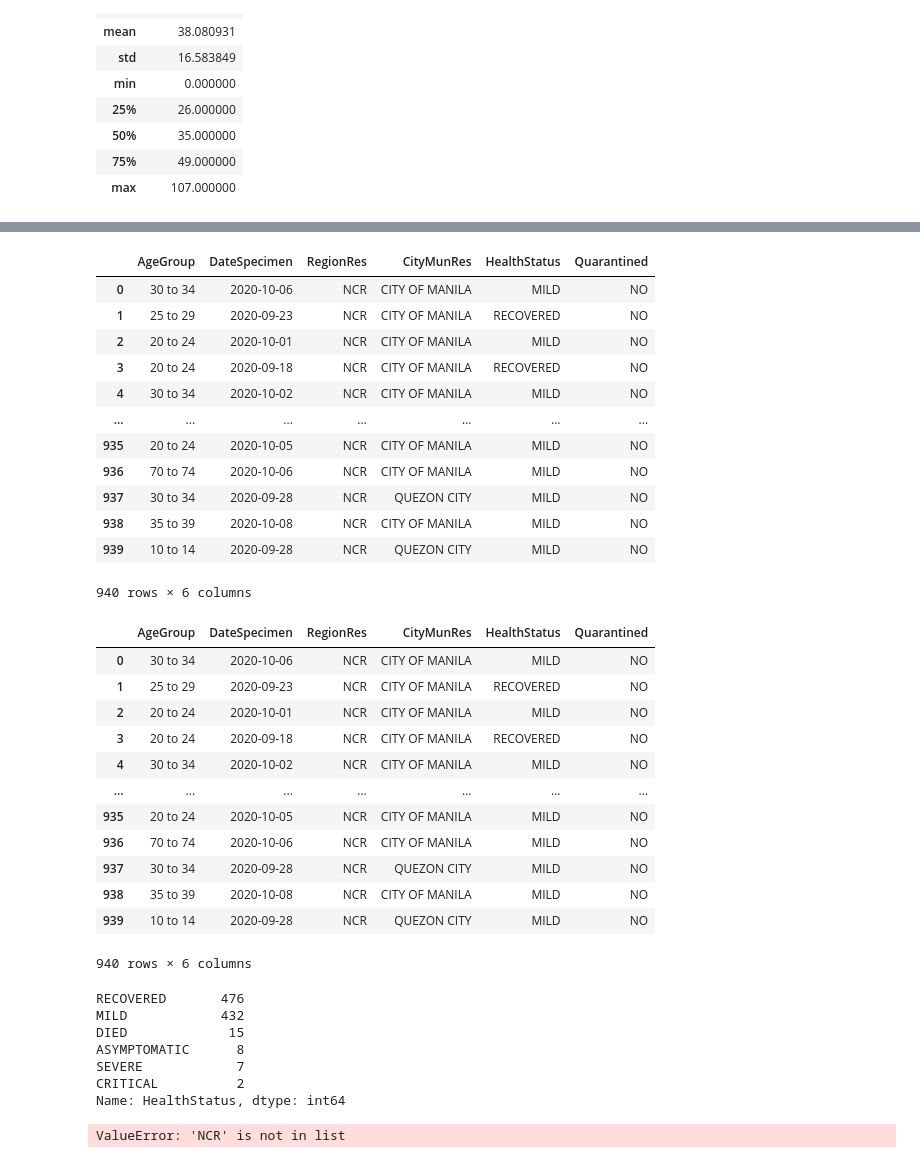
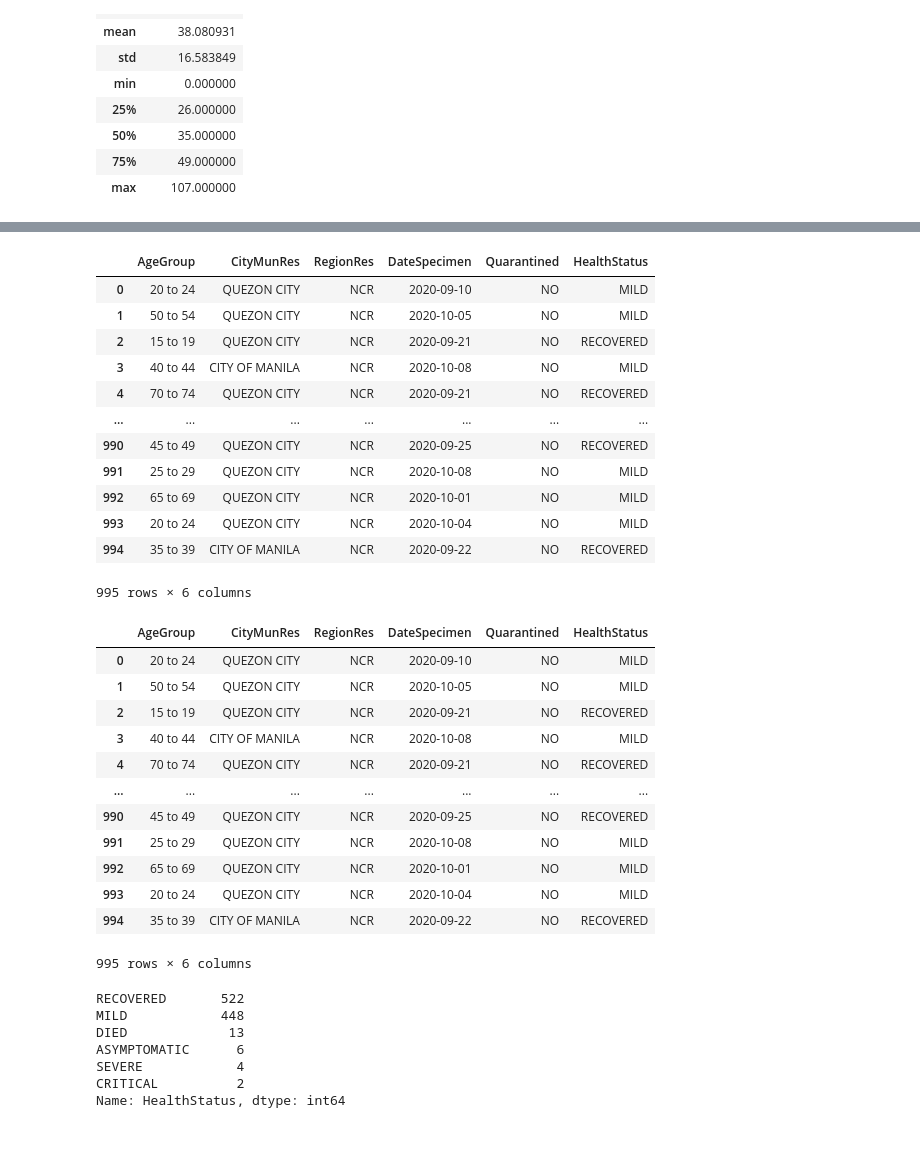
Before and after one commit to rjPajaro/COVID-Mining, a Jupyter notebook: Data-Mining-Project.ipynb, the cells around one changed output, grey strips where cells are left out. Drawn from its saved outputs; the diff is of its cells as text; code cells hidden in the pictures.

```diff
--- a/Data-Mining-Project.ipynb
+++ b/Data-Mining-Project.ipynb
@@ -69 +69,4 @@ df
 50000 rows × 6 columns
+# %%
+titles = list(df.columns)
+titles
@@ -69,0 +91,3 @@ df
+# %%
+df = df[titles]
+df
@@ -70,52 +108,53 @@ df
 # %%
 start_date = '2020-09-10'
 end_date = '2020-10-10'
 
 df = df.loc[df['RegionRes'] == 'NCR']
 df = df.loc[(df['CityMunRes'] == 'CITY OF MANILA') | (df['CityMunRes'] == 'QUEZON CITY')]
-df = df.loc[(df['DateSpecimen'] > start_date) & ((df['DateSpecimen'] <= end_date))]
+df = df.loc[(df['DateSpecimen'] >= start_date) & ((df['DateSpecimen'] <= end_date))]
 df = df.reset_index(drop=True)
+
 df
 # %% [output]
-|  | AgeGroup | DateSpecimen | RegionRes | CityMunRes | HealthStatus | Quarantined |
-| 0 | 30 to 34 | 2020-10-06 | NCR | CITY OF MANILA | MILD | NO |
-| 1 | 25 to 29 | 2020-09-23 | NCR | CITY OF MANILA | RECOVERED | NO |
-| 2 | 20 to 24 | 2020-10-01 | NCR | CITY OF MANILA | MILD | NO |
-| 3 | 20 to 24 | 2020-09-18 | NCR | CITY OF MANILA | RECOVERED | NO |
-| 4 | 30 to 34 | 2020-10-02 | NCR | CITY OF MANILA | MILD | NO |
+|  | AgeGroup | CityMunRes | RegionRes | DateSpecimen | Quarantined | HealthStatus |
+| 0 | 20 to 24 | QUEZON CITY | NCR | 2020-09-10 | NO | MILD |
+| 1 | 50 to 54 | QUEZON CITY | NCR | 2020-10-05 | NO | MILD |
+| 2 | 15 to 19 | QUEZON CITY | NCR | 2020-09-21 | NO | RECOVERED |
+| 3 | 40 to 44 | CITY OF MANILA | NCR | 2020-10-08 | NO | MILD |
+| 4 | 70 to 74 | QUEZON CITY | NCR | 2020-09-21 | NO | RECOVERED |
 | ... | ... | ... | ... | ... | ... | ... |
-| 935 | 20 to 24 | 2020-10-05 | NCR | CITY OF MANILA | MILD | NO |
-| 936 | 70 to 74 | 2020-10-06 | NCR | CITY OF MANILA | MILD | NO |
-| 937 | 30 to 34 | 2020-09-28 | NCR | QUEZON CITY | MILD | NO |
-| 938 | 35 to 39 | 2020-10-08 | NCR | CITY OF MANILA | MILD | NO |
-| 939 | 10 to 14 | 2020-09-28 | NCR | QUEZON CITY | MILD | NO |
+| 990 | 45 to 49 | QUEZON CITY | NCR | 2020-09-25 | NO | RECOVERED |
+| 991 | 25 to 29 | QUEZON CITY | NCR | 2020-10-08 | NO | MILD |
+| 992 | 65 to 69 | QUEZON CITY | NCR | 2020-10-01 | NO | MILD |
+| 993 | 20 to 24 | QUEZON CITY | NCR | 2020-10-04 | NO | MILD |
+| 994 | 35 to 39 | CITY OF MANILA | NCR | 2020-09-22 | NO | RECOVERED |
-940 rows × 6 columns
+995 rows × 6 columns
 # %%
 df = df.dropna()
 df = df.reset_index(drop=True)
 df
 # %% [output]
-|  | AgeGroup | DateSpecimen | RegionRes | CityMunRes | HealthStatus | Quarantined |
-| 0 | 30 to 34 | 2020-10-06 | NCR | CITY OF MANILA | MILD | NO |
-| 1 | 25 to 29 | 2020-09-23 | NCR | CITY OF MANILA | RECOVERED | NO |
-| 2 | 20 to 24 | 2020-10-01 | NCR | CITY OF MANILA | MILD | NO |
-| 3 | 20 to 24 | 2020-09-18 | NCR | CITY OF MANILA | RECOVERED | NO |
-| 4 | 30 to 34 | 2020-10-02 | NCR | CITY OF MANILA | MILD | NO |
+|  | AgeGroup | CityMunRes | RegionRes | DateSpecimen | Quarantined | HealthStatus |
+| 0 | 20 to 24 | QUEZON CITY | NCR | 2020-09-10 | NO | MILD |
+| 1 | 50 to 54 | QUEZON CITY | NCR | 2020-10-05 | NO | MILD |
+| 2 | 15 to 19 | QUEZON CITY | NCR | 2020-09-21 | NO | RECOVERED |
+| 3 | 40 to 44 | CITY OF MANILA | NCR | 2020-10-08 | NO | MILD |
+| 4 | 70 to 74 | QUEZON CITY | NCR | 2020-09-21 | NO | RECOVERED |
 | ... | ... | ... | ... | ... | ... | ... |
-| 935 | 20 to 24 | 2020-10-05 | NCR | CITY OF MANILA | MILD | NO |
-| 936 | 70 to 74 | 2020-10-06 | NCR | CITY OF MANILA | MILD | NO |
-| 937 | 30 to 34 | 2020-09-28 | NCR | QUEZON CITY | MILD | NO |
-| 938 | 35 to 39 | 2020-10-08 | NCR | CITY OF MANILA | MILD | NO |
-| 939 | 10 to 14 | 2020-09-28 | NCR | QUEZON CITY | MILD | NO |
+| 990 | 45 to 49 | QUEZON CITY | NCR | 2020-09-25 | NO | RECOVERED |
+| 991 | 25 to 29 | QUEZON CITY | NCR | 2020-10-08 | NO | MILD |
+| 992 | 65 to 69 | QUEZON CITY | NCR | 2020-10-01 | NO | MILD |
+| 993 | 20 to 24 | QUEZON CITY | NCR | 2020-10-04 | NO | MILD |
+| 994 | 35 to 39 | CITY OF MANILA | NCR | 2020-09-22 | NO | RECOVERED |
-940 rows × 6 columns
+995 rows × 6 columns
 # %%
 df['HealthStatus'].value_counts()
 # %% [output]
-RECOVERED       476
-MILD            432
-DIED             15
-ASYMPTOMATIC      8
-SEVERE            7
+RECOVERED       522
+MILD            448
+DIED             13
+ASYMPTOMATIC      6
+SEVERE            4
 CRITICAL          2
 Name: HealthStatus, dtype: int64
 # %%
@@ -136,10 +174,4 @@ for i in range(len(df)):
     for l in uniHealth:
         if df['HealthStatus'][i] == l:
             df['HealthStatus'][i] = uniHealth.index(l)
-
-    for m in uniRegion:
-        if df['RegionRes'][i] == m:
-            df['RegionRes'][i] = uniHealth.index(m)
-# %% [output]
-ValueError: 'NCR' is not in list
 # %%
```
Also changed, not shown: parts of 11 cells of this notebook.
